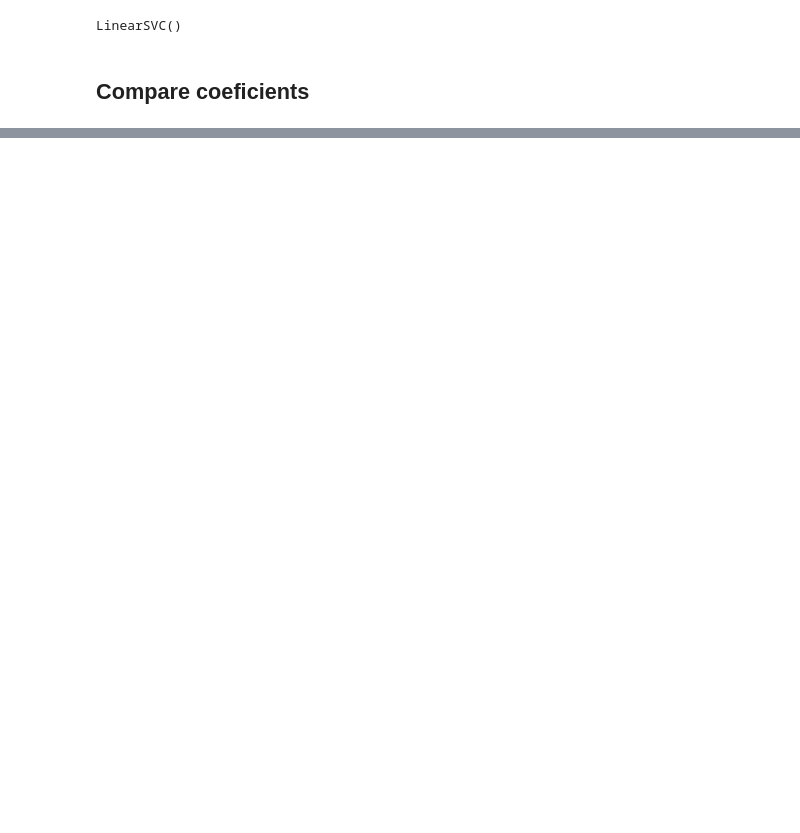
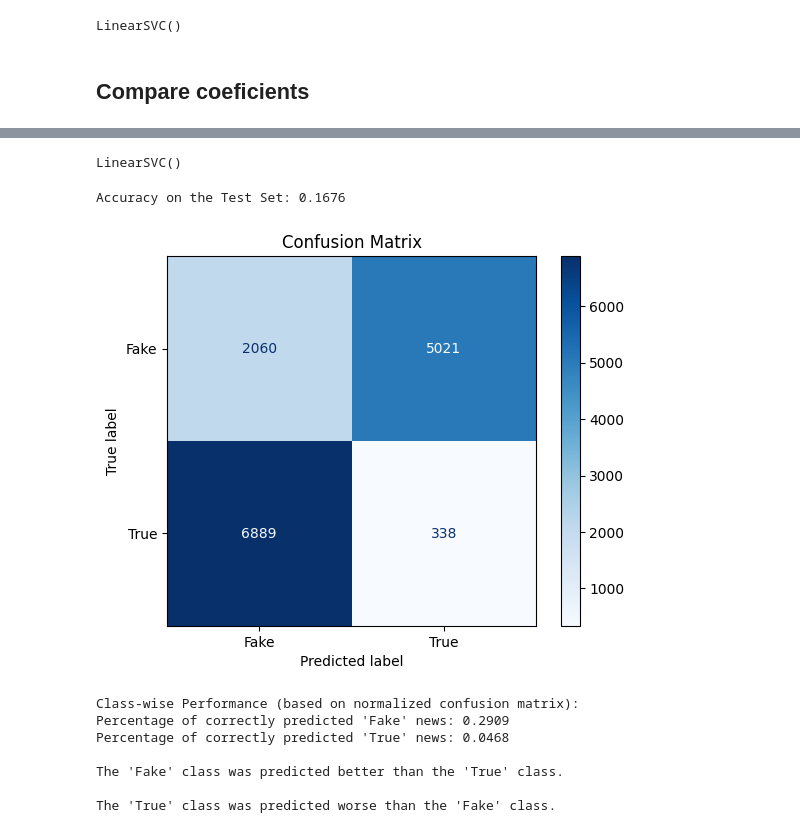
Before and after one commit to EricPossato/FakeNewsAnalysis, a Jupyter notebook: fake_news_analysis.ipynb, the cells around one changed output, grey strips where cells are left out. Cells and saved outputs as stored; diff of their text form; code cells hidden in the pictures; blank space fills up the shorter version.

```diff
--- a/fake_news_analysis.ipynb
+++ b/fake_news_analysis.ipynb
@@ -177,0 +222,73 @@ nyp: 4.7156
+# %%
+full_df['combined_text'] = full_df['title'].fillna('') + ' ' + full_df['text'].fillna('')
+
+X = full_df['combined_text']
+y = full_df['label']
+
+# Split the data into training and testing sets
+X_train, X_test, y_train, y_test = train_test_split(X, y, test_size=0.2, random_state=42)
+
+# Convert text data into numerical vectors using TF-IDF
+X_train_tfidf = tfidf_vectorizer.transform(X_train)
+X_test_tfidf = tfidf_vectorizer.transform(X_test)
+# %%
+# Train the Support Vector Machine (SVM) classifier
+svm_classifier = LinearSVC()
+svm_classifier.fit(X_train_tfidf, y_train)
+# %% [output]
+LinearSVC()
+# %%
+X_test2_cleaned = [clean_text_remove_keywords(text) for text in X_test2]
+X_test_tfidf2 = tfidf_vectorizer.transform(X_test2)
+# %%
+# Make predictions on the test set
+y_pred = svm_classifier.predict(X_test_tfidf2)
+
+# Calculate the accuracy
+accuracy2 = accuracy_score(y_test2, y_pred)
+print(f"Accuracy on the Test Set: {accuracy2:.4f}")
+
+# Plot the confusion matrix
+cm = confusion_matrix(y_test2, y_pred, labels=['Fake', 'True'])
+disp = ConfusionMatrixDisplay(confusion_matrix=cm, display_labels=['Fake', 'True'])
+disp.plot(cmap=plt.cm.Blues)
+plt.title('Confusion Matrix')
+plt.show()
+
+# Analyze which class is predicted better and worse
+cm_normalized = cm.astype('float') / cm.sum(axis=1)[:, None]
+
+fake_accuracy = cm_normalized[0, 0]
+true_accuracy = cm_normalized[1, 1]
+
+print("\nClass-wise Performance (based on normalized confusion matrix):")
+print(f"Percentage of correctly predicted 'Fake' news: {fake_accuracy:.4f}")
+print(f"Percentage of correctly predicted 'True' news: {true_accuracy:.4f}")
+
+if fake_accuracy > true_accuracy:
+    print("\nThe 'Fake' class was predicted better than the 'True' class.")
+elif true_accuracy > fake_accuracy:
+    print("\nThe 'True' class was predicted better than the 'Fake' class.")
+else:
+    print("\nThe prediction performance for both classes is similar.")
+
+# Identify which class is predicted worse (higher misclassification rate)
+fake_misclassification = 1 - fake_accuracy
+true_misclassification = 1 - true_accuracy
+
+if fake_misclassification > true_misclassification:
+    print("\nThe 'Fake' class was predicted worse than the 'True' class.")
+elif true_misclassification > fake_misclassification:
+    print("\nThe 'True' class was predicted worse than the 'Fake' class.")
+else:
+    print("\nThe misclassification rate is similar for both classes.")
+# %% [output]
+Accuracy on the Test Set: 0.1676
+[figure, added]
+Class-wise Performance (based on normalized confusion matrix):
+Percentage of correctly predicted 'Fake' news: 0.2909
+Percentage of correctly predicted 'True' news: 0.0468
+
+The 'Fake' class was predicted better than the 'True' class.
+
+The 'True' class was predicted worse than the 'Fake' class.
```
Also changed, not shown: parts of 10 cells of this notebook.
